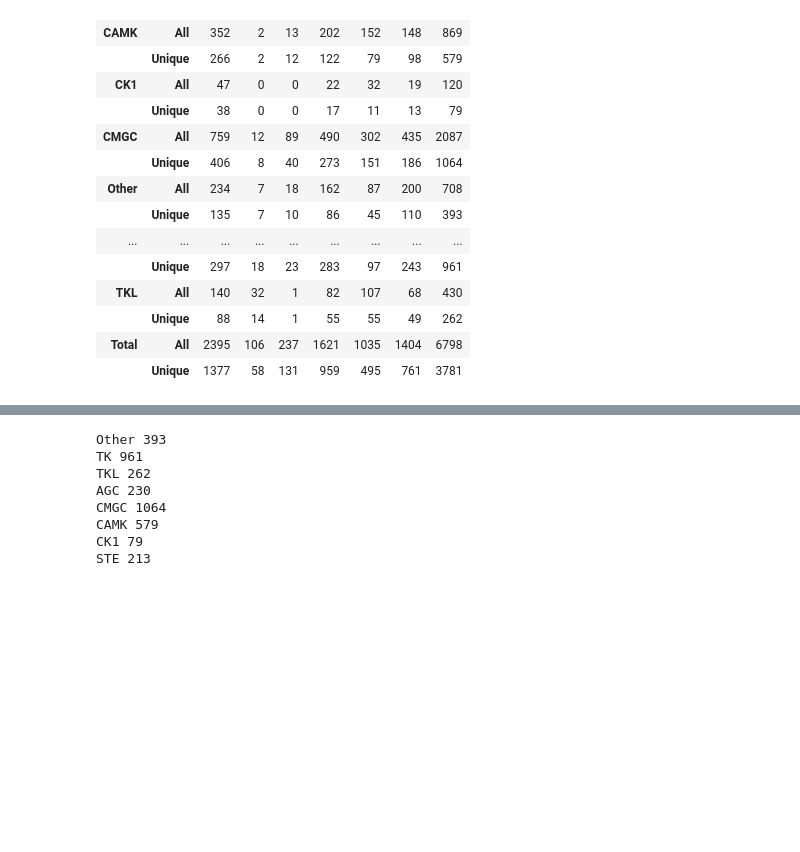
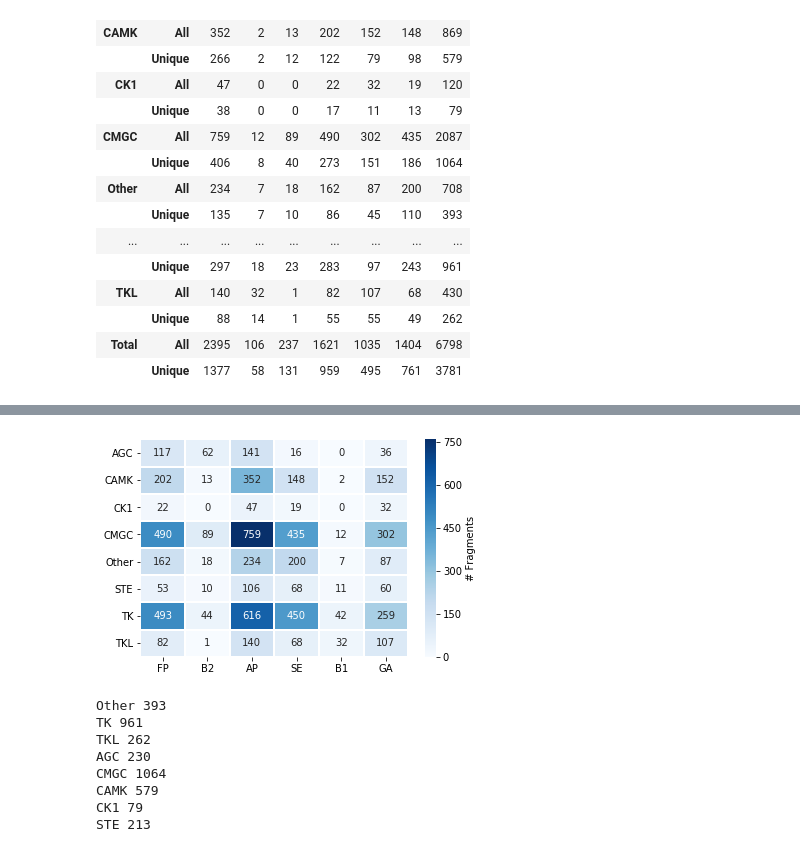
Before and after one commit to volkamerlab/KinaseFocusedFragmentLibrary, a Jupyter notebook: analysis/kinase_coverage.ipynb, the cells around one changed output, grey strips where cells are left out. Drawn from its saved outputs; the diff is of its cells as text; code cells hidden in the pictures; blank space fills up the shorter version.

Commit message:
similarity heatmaps

```diff
--- a/analysis/kinase_coverage.ipynb
+++ b/analysis/kinase_coverage.ipynb
@@ -145,3 +159,8 @@ df_n_frags.stack(0)
+# %%
+sns.heatmap(n_frags.drop(['Total'], axis=0).drop(['Total'], axis=1), linewidths=1, annot=True, cbar_kws={"label": "# Fragments"}, cmap="Blues", fmt='g')
+plt.show()
+# %% [output]
+[figure, added]
 # %%
 groups = df_AP.group.unique()
 # %%
```
Also changed, not shown: parts of 2 cells of this notebook, 2 other files.
